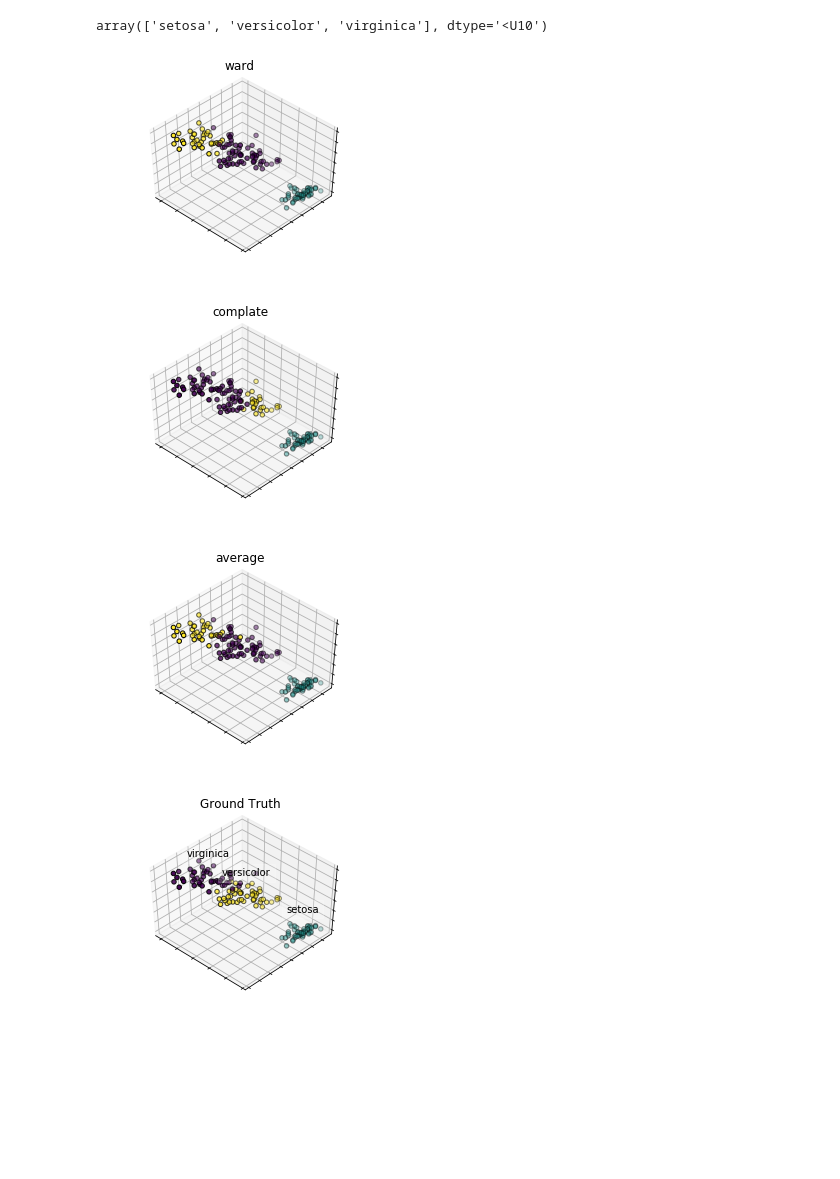
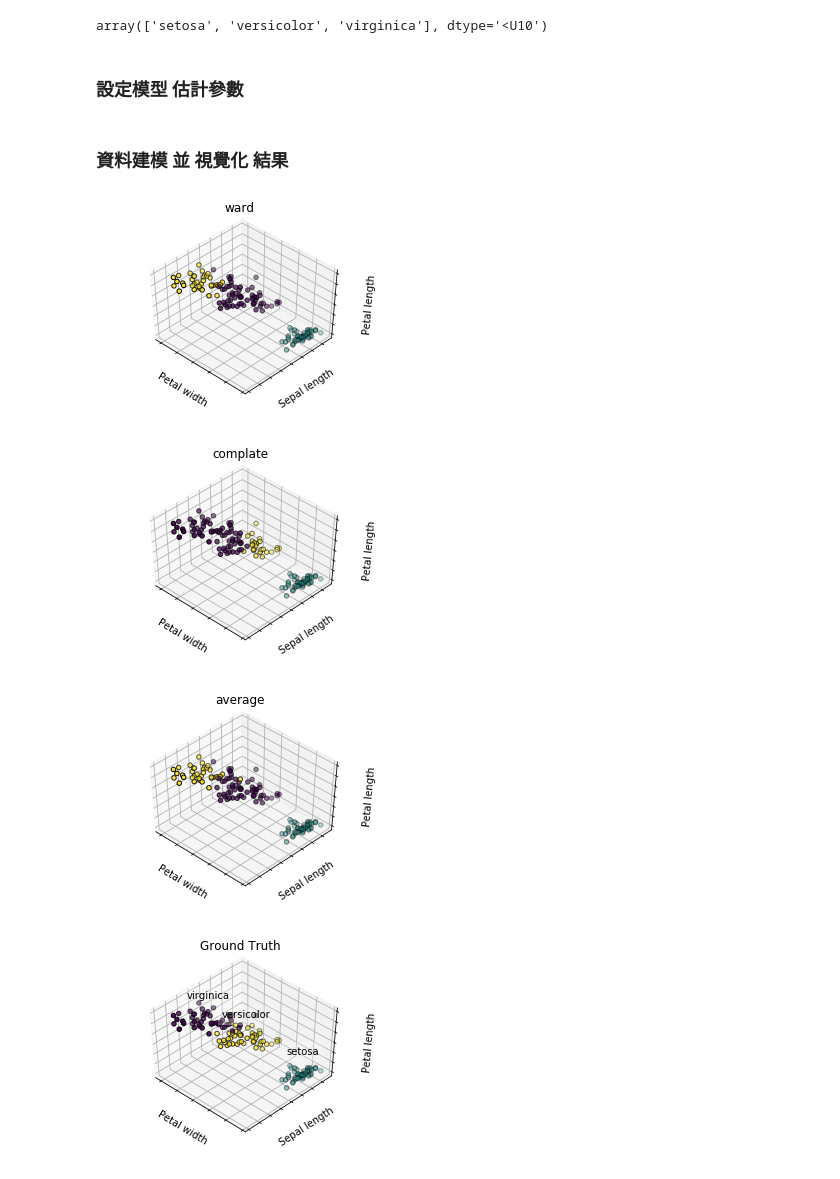
Before and after one commit to hsienhsin/3rd-ML100Days, a Jupyter notebook: homework/Day_057_HW.ipynb, the cells around one changed output. Cells and saved outputs as stored; diff of their text form; code cells hidden in the pictures; blank space fills up the shorter version.

```diff
--- a/homework/Day_057_HW.ipynb
+++ b/homework/Day_057_HW.ipynb
@@ -26,10 +26,14 @@ np.random.seed(5)
 iris.target_names
 # %% [output]
 array(['setosa', 'versicolor', 'virginica'], dtype='<U10')
+# %% [markdown]
+### 設定模型 估計參數
 # %%
 estimators = [('hc_ward', AgglomerativeClustering(n_clusters=3, linkage="ward")),
               ('hc_complete', AgglomerativeClustering(n_clusters=3, linkage="complete")),
               ('hc_average', AgglomerativeClustering(n_clusters=3, linkage="average"))]
+# %% [markdown]
+### 資料建模 並 視覺化 結果
 # %%
 fignum = 1
 titles = ['ward', 'complate', 'average']
@@ -47,34 +51,42 @@ for name, est in estimators:
 
     ax.w_xaxis.set_ticklabels([])
     ax.w_yaxis.set_ticklabels([])
     ax.w_zaxis.set_ticklabels([])
+    ax.set_xlabel('Petal width')
+    ax.set_ylabel('Sepal length')
+    ax.set_zlabel('Petal length')
     ax.set_title(titles[fignum - 1])
     ax.dist = 12
     fignum = fignum + 1
 
 # Plot the ground truth
 fig = plt.figure(fignum, figsize=(4, 3))
 ax = Axes3D(fig, rect=[0, 0, .95, 1], elev=48, azim=134)
 
 for name, label in [('setosa', 0),
                     ('versicolor', 1),
                     ('virginica', 2)]:
     ax.text3D(X[y == label, 3].mean(),
               X[y == label, 0].mean(),
               X[y == label, 2].mean() + 2, name,
               horizontalalignment='center',
               bbox=dict(alpha=.2, edgecolor='w', facecolor='w'))
 # Reorder the labels to have colors matching the cluster results
 y = np.choose(y, [1, 2, 0]).astype(np.float)
 ax.scatter(X[:, 3], X[:, 0], X[:, 2], c=y, edgecolor='k')
 
 ax.w_xaxis.set_ticklabels([])
 ax.w_yaxis.set_ticklabels([])
 ax.w_zaxis.set_ticklabels([])
+ax.set_xlabel('Petal width')
+ax.set_ylabel('Sepal length')
+ax.set_zlabel('Petal length')
 ax.set_title('Ground Truth')
 ax.dist = 12
+
+#fig.show()
 # %% [output]
-[figure, old version]
+[figure, new version]
-[figure, old version]
+[figure, new version]
-[figure, old version]
+[figure, new version]
-[figure, old version]
+[figure, new version]
```
Also changed, not shown: 5 other files.
